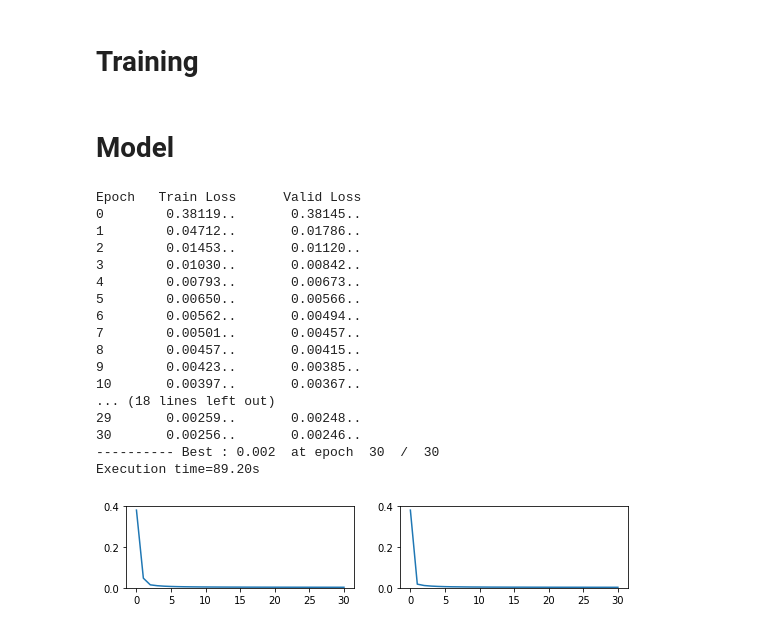
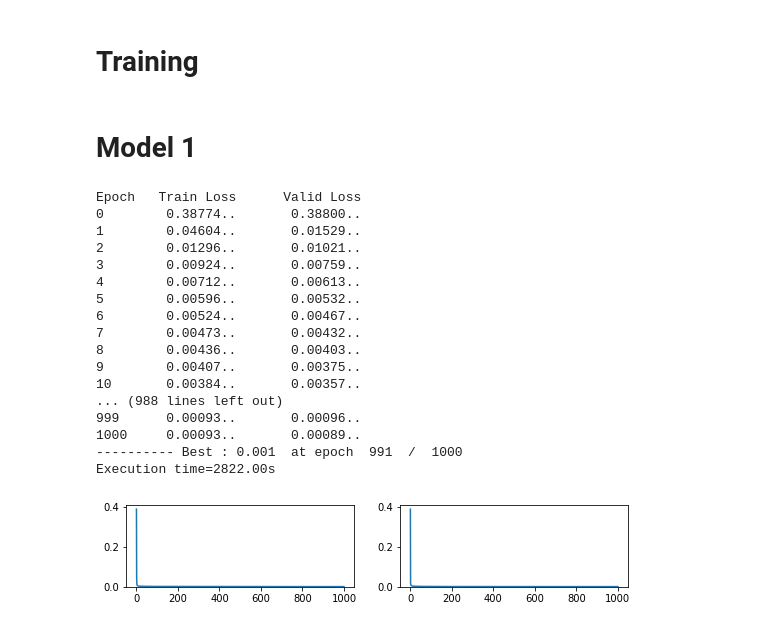
Before and after one commit to calladogt/Deep-learning-to-the-modeling-of-chaotic-dynamics-systems, a Jupyter notebook: Simulators/ks-simulator/KS-modelFF.ipynb, the cells around one changed output. Cells and saved outputs as stored; diff of their text form; code cells hidden in the pictures.

Commit message:
training another model

```diff
--- a/Simulators/ks-simulator/KS-modelFF.ipynb
+++ b/Simulators/ks-simulator/KS-modelFF.ipynb
@@ -176,0 +157,15 @@ Text(0.5, 0, 'Time evolution')
+# %%
+state_history = np.squeeze(np.asarray(state_history))
+
+#visualizing the solution of KS equation
+drawKS(state_history, position_x, time_counter,1,int(time_counter[-1]),20,4)
+
+
+#histogram
+plothist(state_history[0,:],bins=30)
+
+#statistic values
+statvalues(state_history[0,:])
+
+#evolution of statistic values
+evolutionstat(state_history)
@@ -207,0 +184,12 @@ Variance: 0.4552834007723886
+# %%
+min_max_scaler = preprocessing.MinMaxScaler(feature_range=(-0.975,0.975))
+state_history_norm = min_max_scaler.fit_transform(state_history)
+
+#histogram
+plothist(state_history_norm[0,:],bins=30)
+
+#statistic values
+statvalues(state_history_norm[0,:])
+
+#evolution of statistic values
+evolutionstat(state_history_norm)
@@ -208,10 +205,10 @@ Variance: 0.4552834007723886
 # %% [markdown]
 Separating the data into training and test sets:
 # %%
-X = state_history_array_normalized[:-1,:] #our input: all the data excluding the last one
-Y = state_history_array_normalized[1:,:] #our output: all the data minus the first one
+X = state_history_norm[:-1,:] #our input: all the data excluding the last one
+Y = state_history_norm[1:,:] #our output: all the data minus the first one
 
-NN = state_history_array_normalized.shape[0]-1
+NN = state_history_norm.shape[0]-1
 Nt = int(NN*0.9) # number of train
 Nv = int(NN*0.1) # number of validation
 
@@ -225,6 +222,7 @@ X_train = X[train_seq]
 Y_train = Y[train_seq]
 X_valid = X[valid_seq]
 Y_valid = Y[valid_seq]
+#converting to tensor
 X_train_th = th.from_numpy(X_train).cuda()
 Y_train_th = th.from_numpy(Y_train).cuda()
 X_valid_th = th.from_numpy(X_valid).cuda()
@@ -300,38 +298,38 @@ def train(model,X_train,X_valid,Y_train,Y_valid,epochs=30,batch_size=64):
     plt.plot(valid_losses)
     ax.set_ylim(bottom=0)
 # %% [markdown]
-# Model
+# Model 1
 # %%
 n_input=64
 n_output=64
 n_hidden=128
 model = th.nn.Sequential(
     th.nn.Linear(n_input,n_hidden),
     th.nn.LeakyReLU(),
     th.nn.Linear(n_hidden,n_output),
     th.nn.Tanh()
 )
 model.double()
 model.cuda()
 optimizer=th.optim.Adam(model.parameters(),lr=1e-4)
 loss_fn=th.nn.L1Loss()
-train(model,X_train_th,X_valid_th,Y_train_th,Y_valid_th,epochs=30,batch_size=64)
+train(model,X_train_th,X_valid_th,Y_train_th,Y_valid_th,epochs=1000,batch_size=64)
 # %% [output]
 Epoch   Train Loss      Valid Loss
-0        0.38119..       0.38145..
-1        0.04712..       0.01786..
-2        0.01453..       0.01120..
-3        0.01030..       0.00842..
-4        0.00793..       0.00673..
-5        0.00650..       0.00566..
-6        0.00562..       0.00494..
-7        0.00501..       0.00457..
-8        0.00457..       0.00415..
-9        0.00423..       0.00385..
-10       0.00397..       0.00367..
-... (18 lines left out)
-29       0.00259..       0.00248..
-30       0.00256..       0.00246..
----------- Best : 0.002  at epoch  30  /  30
-Execution time=89.20s
+0        0.38774..       0.38800..
+1        0.04604..       0.01529..
+2        0.01296..       0.01021..
+3        0.00924..       0.00759..
+4        0.00712..       0.00613..
+5        0.00596..       0.00532..
+6        0.00524..       0.00467..
+7        0.00473..       0.00432..
+8        0.00436..       0.00403..
+9        0.00407..       0.00375..
+10       0.00384..       0.00357..
+... (988 lines left out)
+999      0.00093..       0.00096..
+1000     0.00093..       0.00089..
+---------- Best : 0.001  at epoch  991  /  1000
+Execution time=2822.00s
-[figure, old version]
+[figure, new version]
```
Also changed, not shown: parts of 11 cells of this notebook.
